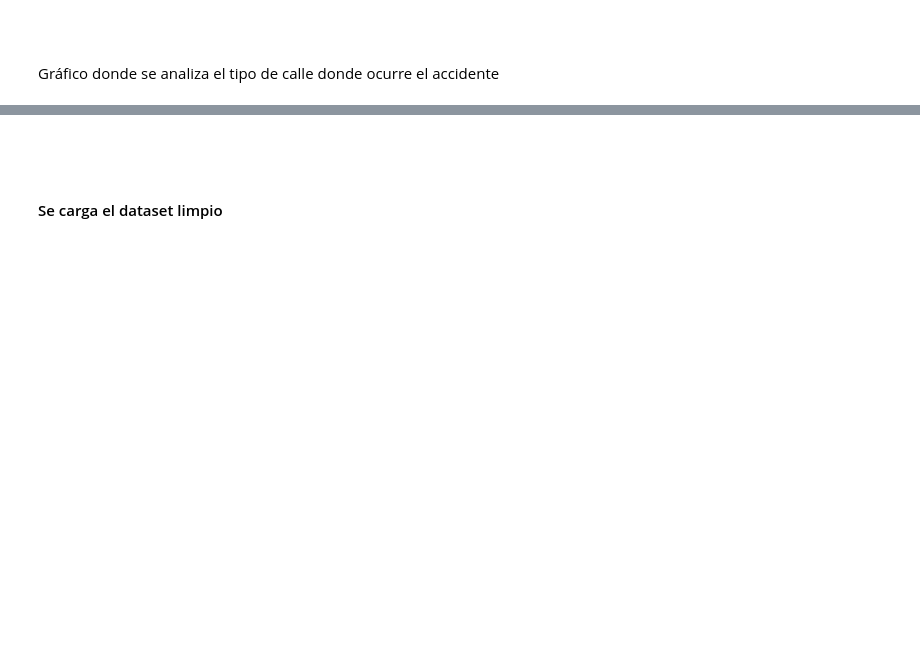
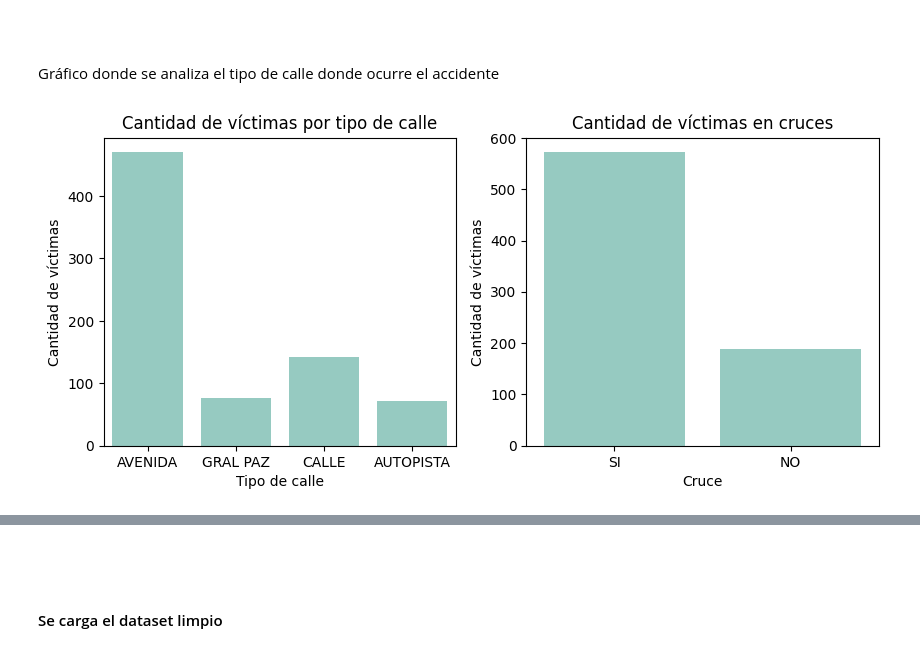
Before and after one commit to SebitaElGordito/PI_02_siniestros_viales, a Jupyter notebook: EDA.ipynb, the cells around one changed output, grey strips where cells are left out. Cells and saved outputs as stored; diff of their text form; code cells hidden in the pictures; blank space fills up the shorter version.

```diff
--- a/EDA.ipynb
+++ b/EDA.ipynb
@@ -247,3 +265,17 @@ Se puede observar que el año 2020 venía con unos valores muy bajos, que coinci
 <br>
 
 Gráfico donde se analiza el tipo de calle donde ocurre el accidente
+# %%
+# Se crea el gráfico
+fig, axes = plt.subplots(1, 2, figsize=(10, 4))
+
+sns.countplot(data=df_homicidios, x='Tipo de calle', ax=axes[0])
+axes[0].set_title('Cantidad de víctimas por tipo de calle') ; axes[0].set_ylabel('Cantidad de víctimas')
+
+sns.countplot(data=df_homicidios, x='Cruce', ax=axes[1])
+axes[1].set_title('Cantidad de víctimas en cruces') ; axes[1].set_ylabel('Cantidad de víctimas')
+
+# Mostramos los gráficos
+plt.show()
+# %% [output]
+[figure, added]
```
Also changed, not shown: parts of 23 cells of this notebook, 9 other files.
